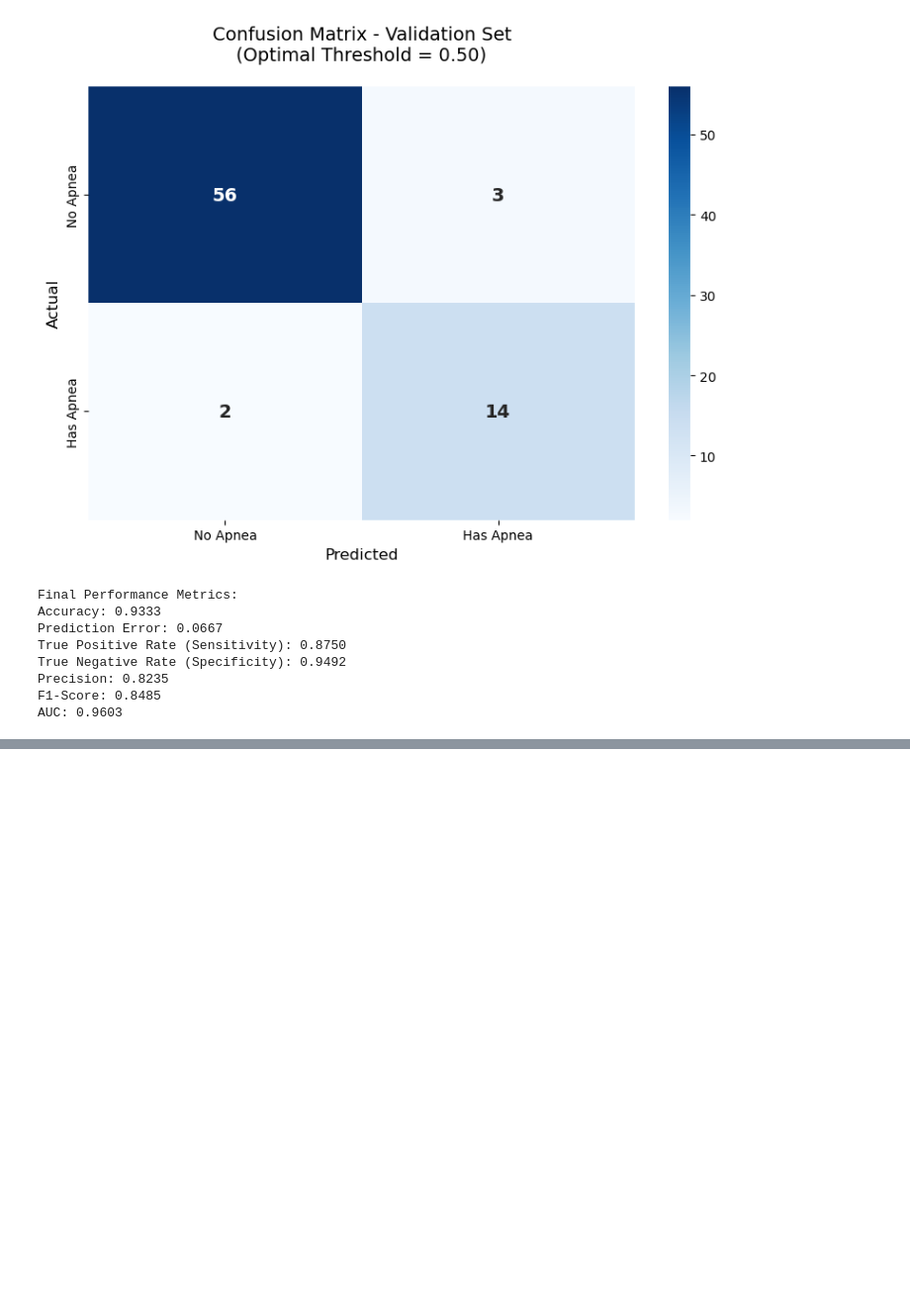
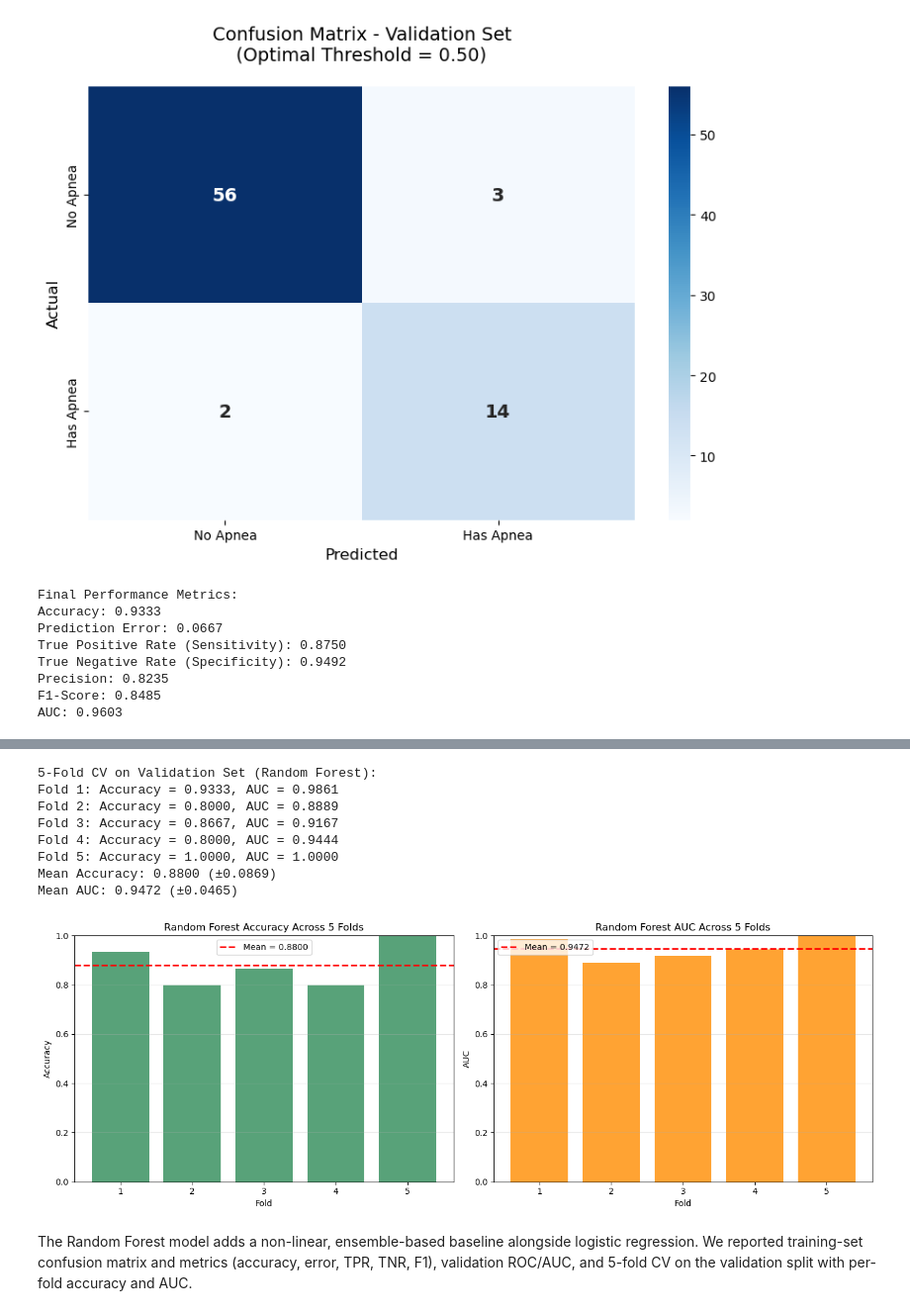
Before and after one commit to itswwong/csm148-project, a Jupyter notebook: CS148_Project.ipynb, the cells around one changed output, grey strips where cells are left out. Shown at 99% size. Saved outputs shown, nothing was run; the diff lists cells and outputs as text; code cells hidden in the pictures; blank space fills up the shorter version.

```diff
--- a/CS148_Project.ipynb
+++ b/CS148_Project.ipynb
@@ -879,0 +984,75 @@ AUC: 0.9603
+# %%
+# 5-Fold Cross-Validation on the Validation Set for Random Forest
+skf_rf = StratifiedKFold(n_splits=5, shuffle=True, random_state=42)
+
+fold_results_rf = []
+print("5-Fold CV on Validation Set (Random Forest):")
+
+for fold, (tr_idx, te_idx) in enumerate(skf_rf.split(X_val_rf, y_val_rf), 1):
+    X_tr, X_te = X_val_rf.iloc[tr_idx], X_val_rf.iloc[te_idx]
+    y_tr, y_te = y_val_rf.iloc[tr_idx], y_val_rf.iloc[te_idx]
+
+    fold_model = RandomForestClassifier(
+        n_estimators=300,
+        random_state=42,
+    )
+    fold_model.fit(X_tr, y_tr)
+
+    y_pred = fold_model.predict(X_te)
+    y_proba = fold_model.predict_proba(X_te)[:, 1]
+
+    acc = accuracy_score(y_te, y_pred)
+    auc_val = roc_auc_score(y_te, y_proba)
+
+    fold_results_rf.append({
+        'Fold': fold,
+        'Accuracy': acc,
+        'AUC': auc_val,
+    })
+
+    print(f"Fold {fold}: Accuracy = {acc:.4f}, AUC = {auc_val:.4f}")
+
+fold_df_rf = pd.DataFrame(fold_results_rf)
+mean_acc_rf = fold_df_rf['Accuracy'].mean()
+std_acc_rf = fold_df_rf['Accuracy'].std()
+mean_auc_rf = fold_df_rf['AUC'].mean()
+std_auc_rf = fold_df_rf['AUC'].std()
+
+print(f"Mean Accuracy: {mean_acc_rf:.4f} (±{std_acc_rf:.4f})")
+print(f"Mean AUC: {mean_auc_rf:.4f} (±{std_auc_rf:.4f})")
+
+# Visualize fold results
+fig, axes = plt.subplots(1, 2, figsize=(14, 5))
+
+axes[0].bar(fold_df_rf['Fold'], fold_df_rf['Accuracy'], color='seagreen', alpha=0.8)
+axes[0].axhline(y=mean_acc_rf, color='red', linestyle='--', linewidth=2, label=f'Mean = {mean_acc_rf:.4f}')
+axes[0].set_xlabel('Fold')
+axes[0].set_ylabel('Accuracy')
+axes[0].set_title('Random Forest Accuracy Across 5 Folds')
+axes[0].set_ylim([0, 1])
+axes[0].legend()
+axes[0].grid(True, alpha=0.3, axis='y')
+
+axes[1].bar(fold_df_rf['Fold'], fold_df_rf['AUC'], color='darkorange', alpha=0.8)
+axes[1].axhline(y=mean_auc_rf, color='red', linestyle='--', linewidth=2, label=f'Mean = {mean_auc_rf:.4f}')
+axes[1].set_xlabel('Fold')
+axes[1].set_ylabel('AUC')
+axes[1].set_title('Random Forest AUC Across 5 Folds')
+axes[1].set_ylim([0, 1])
+axes[1].legend()
+axes[1].grid(True, alpha=0.3, axis='y')
+
+plt.tight_layout()
+plt.show()
+# %% [output]
+5-Fold CV on Validation Set (Random Forest):
+Fold 1: Accuracy = 0.9333, AUC = 0.9861
+Fold 2: Accuracy = 0.8000, AUC = 0.8889
+Fold 3: Accuracy = 0.8667, AUC = 0.9167
+Fold 4: Accuracy = 0.8000, AUC = 0.9444
+Fold 5: Accuracy = 1.0000, AUC = 1.0000
+Mean Accuracy: 0.8800 (±0.0869)
+Mean AUC: 0.9472 (±0.0465)
+[figure, added]
+# %% [markdown]
+The Random Forest model adds a non-linear, ensemble-based baseline alongside logistic regression. We reported training-set confusion matrix and metrics (accuracy, error, TPR, TNR, F1), validation ROC/AUC, and 5-fold CV on the validation split with per-fold accuracy and AUC.
```
Also changed, not shown: parts of 6 cells of this notebook, 1 other file.
